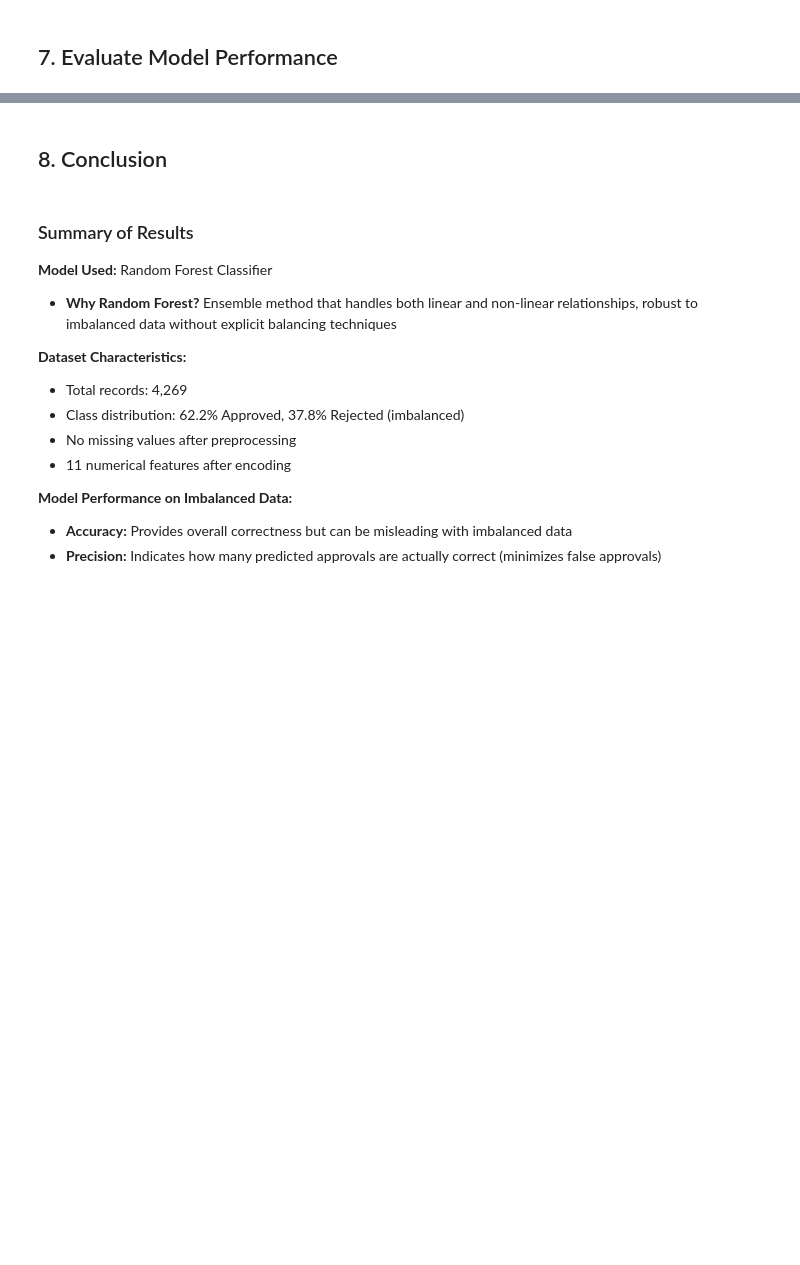
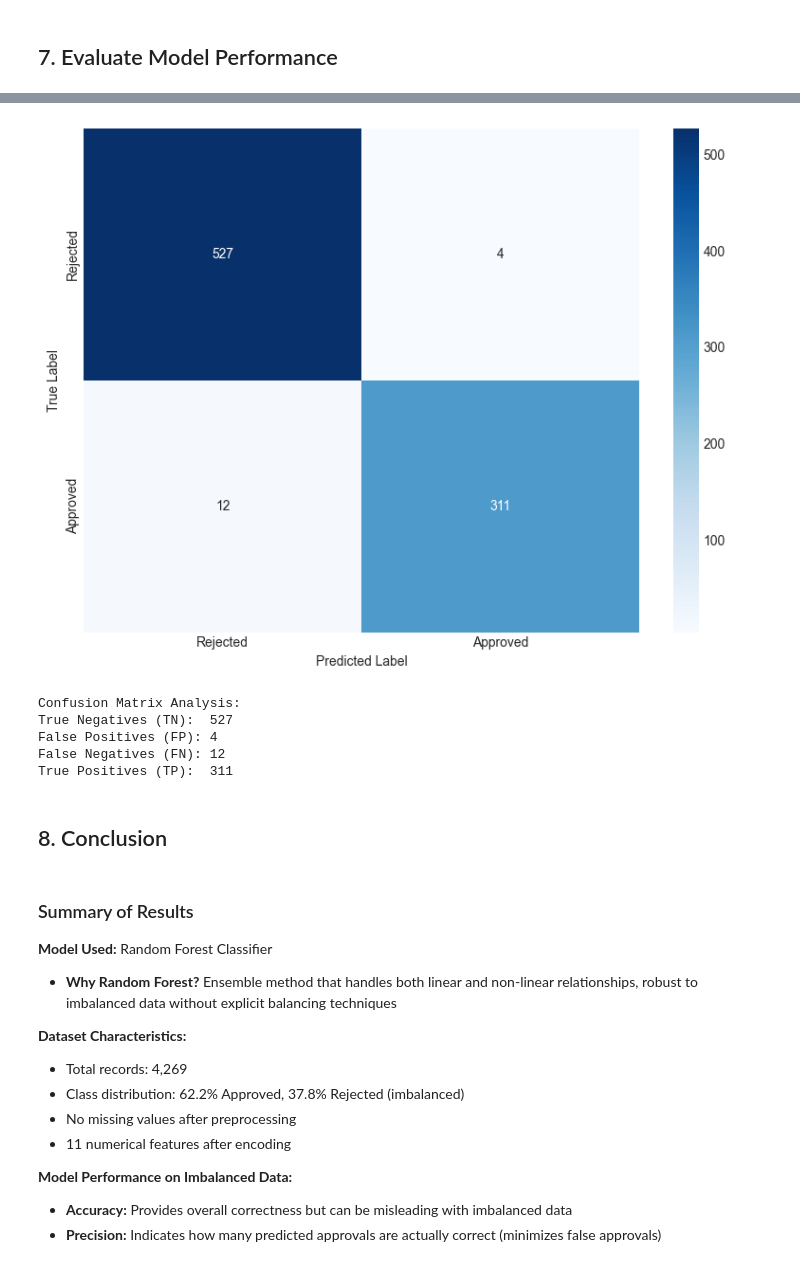
Before and after one commit to Emmarzy/elevvo-task-4, a Jupyter notebook: Loan_Approval_Prediction.ipynb, the cells around one changed output, grey strips where cells are left out. Saved outputs shown, nothing was run; the diff lists cells and outputs as text; code cells hidden in the pictures; blank space fills up the shorter version.

```diff
--- a/Loan_Approval_Prediction.ipynb
+++ b/Loan_Approval_Prediction.ipynb
@@ -238,22 +363,34 @@ print(classification_report(y_test, y_pred, target_names=['Rejected', 'Approved'
 # %%
 # Confusion Matrix
 cm = confusion_matrix(y_test, y_pred)
 
 fig, ax = plt.subplots(figsize=(8, 6))
-sns.heatmap(cm, annot=True, fmt='d', cmap='Blues', ax=ax,
-            xticklabels=['Rejected', 'Approved'],
-            yticklabels=['Rejected', 'Approved'])
-ax.set_title(f'Confusion Matrix\nAccuracy: {accuracy:.4f}', fontsize=12, fontweight='bold')
+sns.heatmap(
+    cm,
+    annot=True,
+    fmt='d',
+    cmap='Blues',
+    ax=ax,
+    xticklabels=['Rejected', 'Approved'],
+    yticklabels=['Rejected', 'Approved']
+)
 ax.set_ylabel('True Label')
 ax.set_xlabel('Predicted Label')
 plt.tight_layout()
 plt.show()
 
 print('Confusion Matrix Analysis:')
 print(f'True Negatives (TN):  {cm[0, 0]}')
 print(f'False Positives (FP): {cm[0, 1]}')
 print(f'False Negatives (FN): {cm[1, 0]}')
 print(f'True Positives (TP):  {cm[1, 1]}')
+# %% [output]
+[figure, added]
+Confusion Matrix Analysis:
+True Negatives (TN):  527
+False Positives (FP): 4
+False Negatives (FN): 12
+True Positives (TP):  311
 # %% [markdown]
 ## 8. Conclusion
 # %% [markdown]
```
Also changed, not shown: parts of 70 cells of this notebook.
